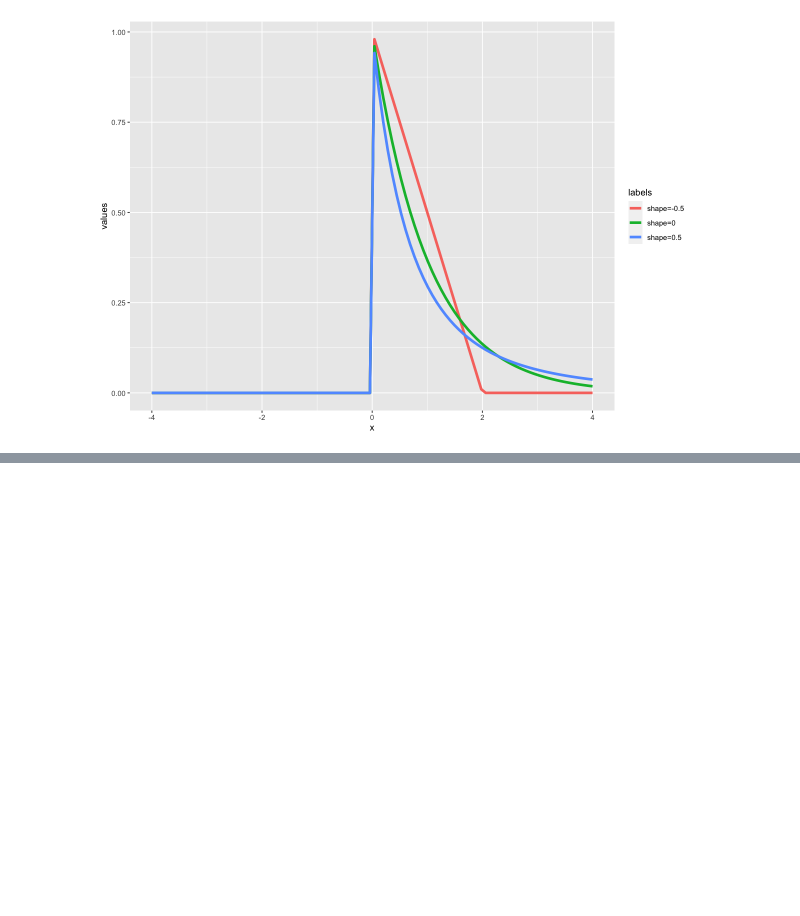
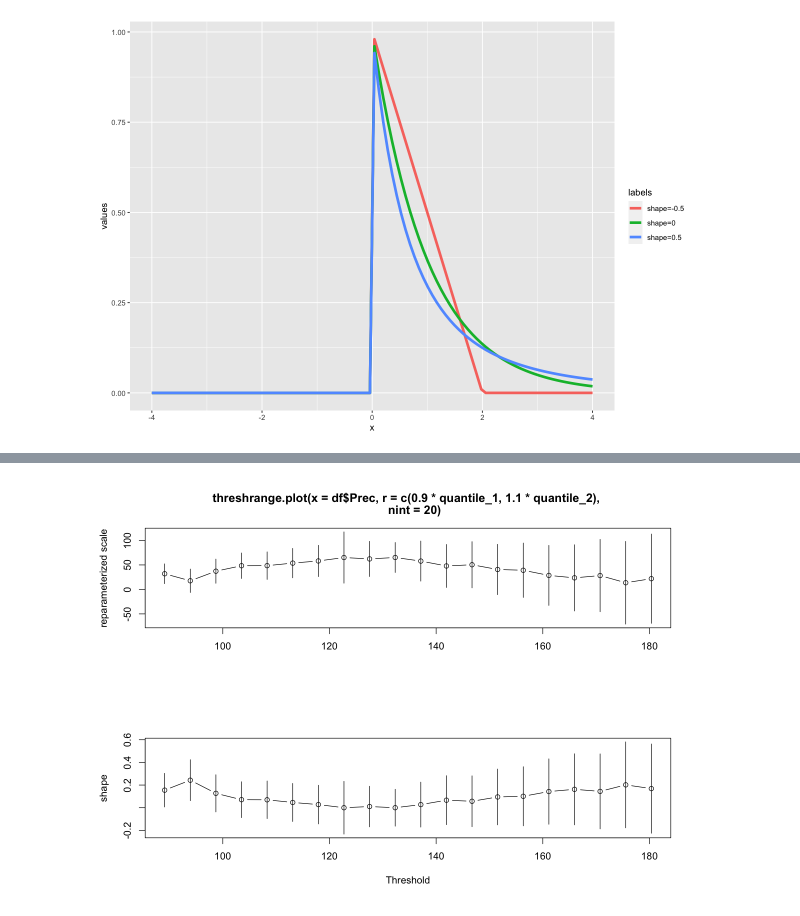
Before and after one commit to hooman34/Notes, a Jupyter notebook: _notebooks/2022-01-30-Modeling_extreme_cases_with_peaks_over_threshold_2.ipynb, the cells around one changed output, grey strips where cells are left out. Cells and saved outputs as stored; diff of their text form; code cells hidden in the pictures; blank space fills up the shorter version.

```diff
--- a/_notebooks/2022-01-30-Modeling_extreme_cases_with_peaks_over_threshold_2.ipynb
+++ b/_notebooks/2022-01-30-Modeling_extreme_cases_with_peaks_over_threshold_2.ipynb
@@ -174,0 +150,6 @@ $rp(z,p) = \frac{1}{p}$
+# %%
+# collapse
+
+threshrange.plot(df$Prec, r = c(0.9*quantile_1, 1.1*quantile_2), nint = 20)
+# %% [output]
+[figure, added]
```
Also changed, not shown: parts of 53 cells of this notebook, 10 other files.
